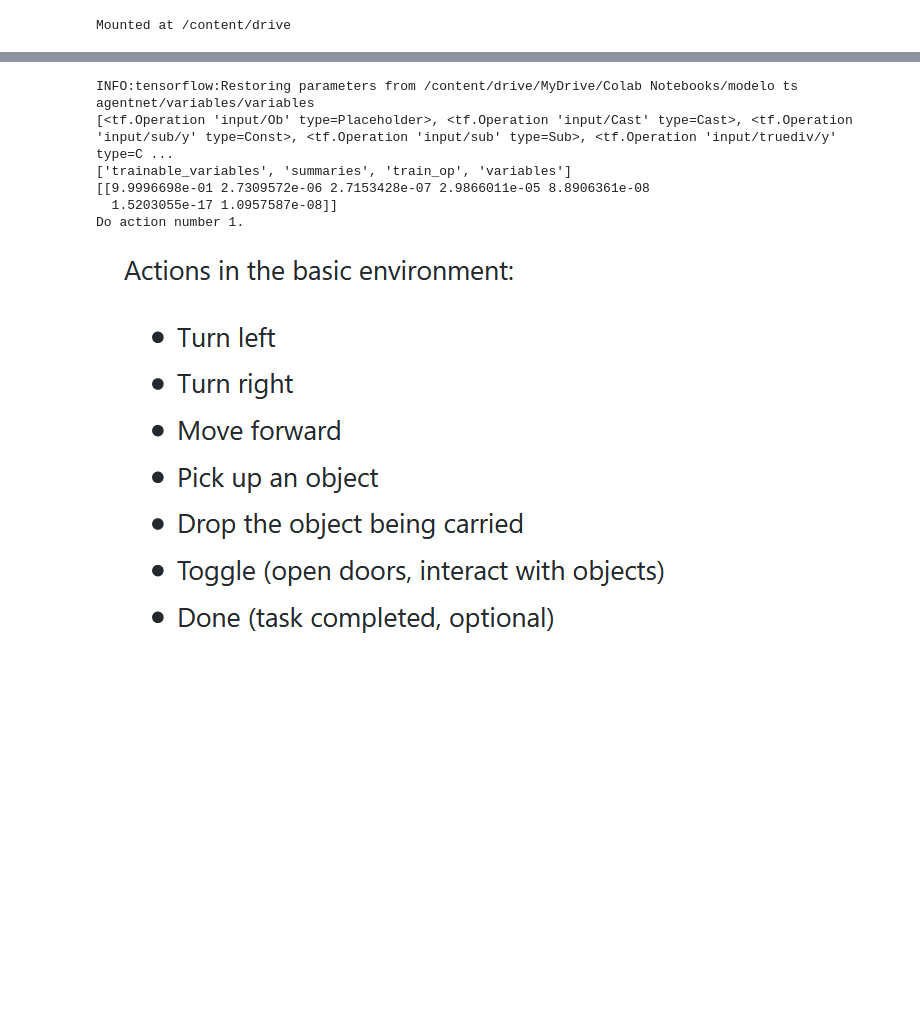
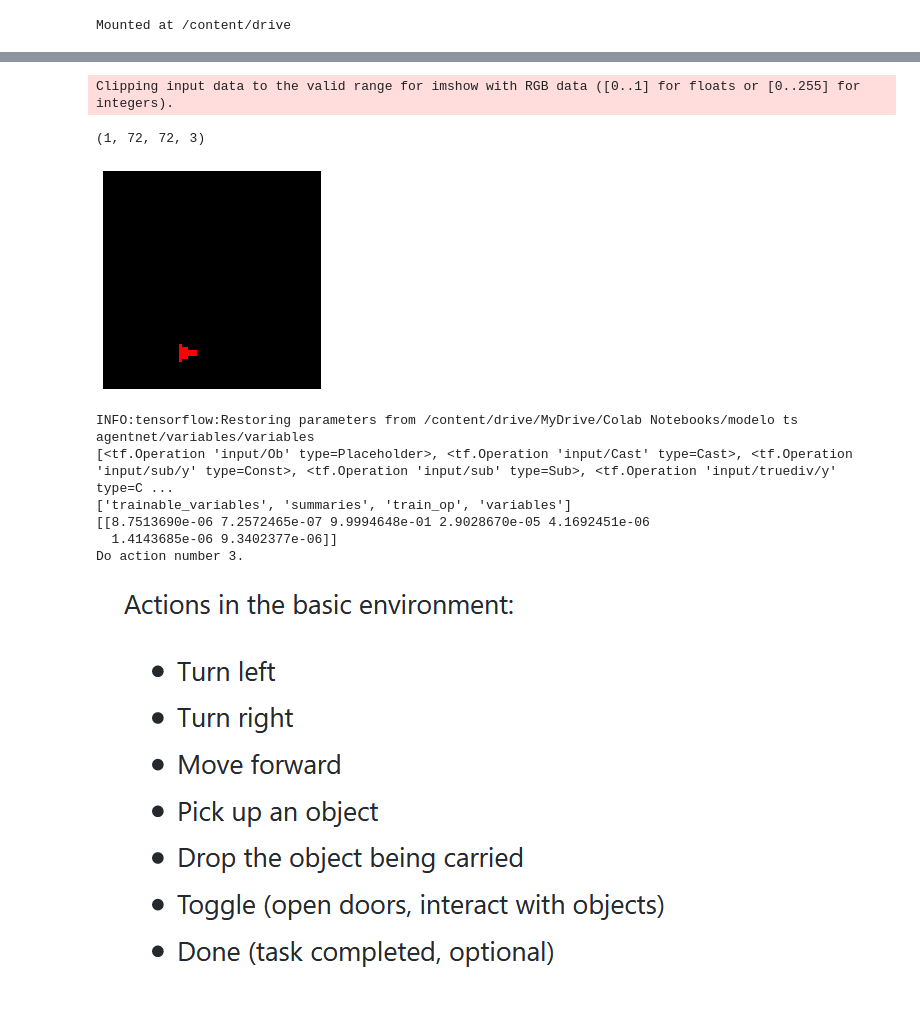
Before and after one commit to matpg/RL-Agent-for-Unreal-Engine, a Jupyter notebook: Prueba_de_modelo_en_TS.ipynb, the cells around one changed output, grey strips where cells are left out. Cells and saved outputs as stored; diff of their text form; code cells hidden in the pictures; blank space fills up the shorter version.

```diff
--- a/Prueba_de_modelo_en_TS.ipynb
+++ b/Prueba_de_modelo_en_TS.ipynb
@@ -50,3 +53,39 @@ image_to_test = images_set_test[image_test_index]
+# %%
+
+'''
+  CARGA DE ARCHIVOS DE OBSERVACION EN FORMATO NUMPY
+  IMPRESION DE ARRAYS A IMAGENES
+  OBS DESDE 0 A 16 -> EP 1
+  OBS DESDE 17 A 26 -> EP 2
+  OBS DESDE 27 A 39 -> EP 3
+
+'''
+def obs_route(image_count):
+  obs_set_test = []
+  for i in range(image_count):
+    file = "/content/drive/MyDrive/Colab Notebooks/modelo ts agentnet/obsnumpy/obs_array("+str(i)+").npy"
+    obs = np.load(file)
+    # print(obs)
+    print(obs.shape) if i == 0 else None
+    # np.reshape(obs, newshape=[72, 72, 3])
+    obs_set_test.append(obs)
+    obs_img = obs[0]
+
+  return obs_set_test, obs_img
+
+image_test_index = 17
+images_set_test, obs_img = obs_route(image_test_index+1)
+def print_images(image):
+  plt.imshow(image)
+  plt.axis('off')
+  return image
+
+print_images(obs_img)
+image_to_test = images_set_test[image_test_index]
+# %% [output]
+Clipping input data to the valid range for imshow with RGB data ([0..1] for floats or [0..255] for integers).
+(1, 72, 72, 3)
+[figure, added]
 # %%
 rand_img = np.random.rand(1, 72, 72, 3)
 rand_img2 = rand_img * 9.1
@@ -57,4 +92,10 @@ numpy_obs = np.load('3dsave.npy')
 # %%
+'''
+  MODELO TENSORFLOW EN 1.X
+  FORMATO PROTOBUF
+
+'''
+
 agentnet_save_path = '/content/drive/MyDrive/Colab Notebooks/modelo ts agentnet'
 
 with tf.Session(graph=tf.Graph()) as sess:
@@ -70,8 +111,8 @@ with tf.Session(graph=tf.Graph()) as sess:
 INFO:tensorflow:Restoring parameters from /content/drive/MyDrive/Colab Notebooks/modelo ts agentnet/variables/variables
 [<tf.Operation 'input/Ob' type=Placeholder>, <tf.Operation 'input/Cast' type=Cast>, <tf.Operation 'input/sub/y' type=Const>, <tf.Operation 'input/sub' type=Sub>, <tf.Operation 'input/truediv/y' type=C ...
 ['trainable_variables', 'summaries', 'train_op', 'variables']
-[[9.9996698e-01 2.7309572e-06 2.7153428e-07 2.9866011e-05 8.8906361e-08
-  1.5203055e-17 1.0957587e-08]]
-Do action number 1.
+[[8.7513690e-06 7.2572465e-07 9.9994648e-01 2.9028670e-05 4.1692451e-06
+  1.4143685e-06 9.3402377e-06]]
+Do action number 3.
 # %% [markdown]
 ![imagen.png](embedded-picture-1)
```
Also changed, not shown: parts of 3 cells of this notebook.
